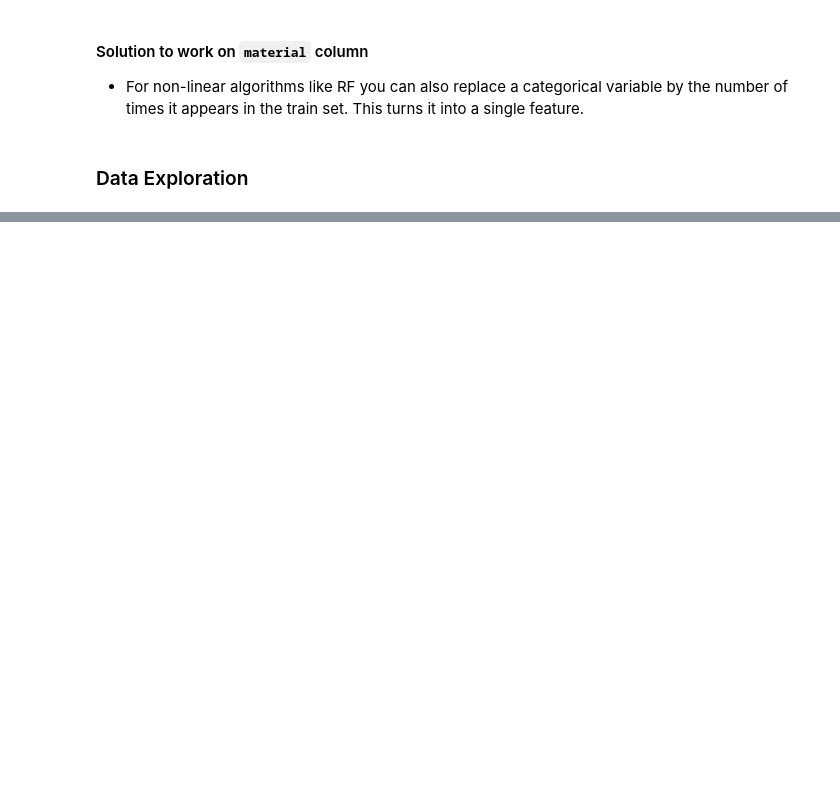
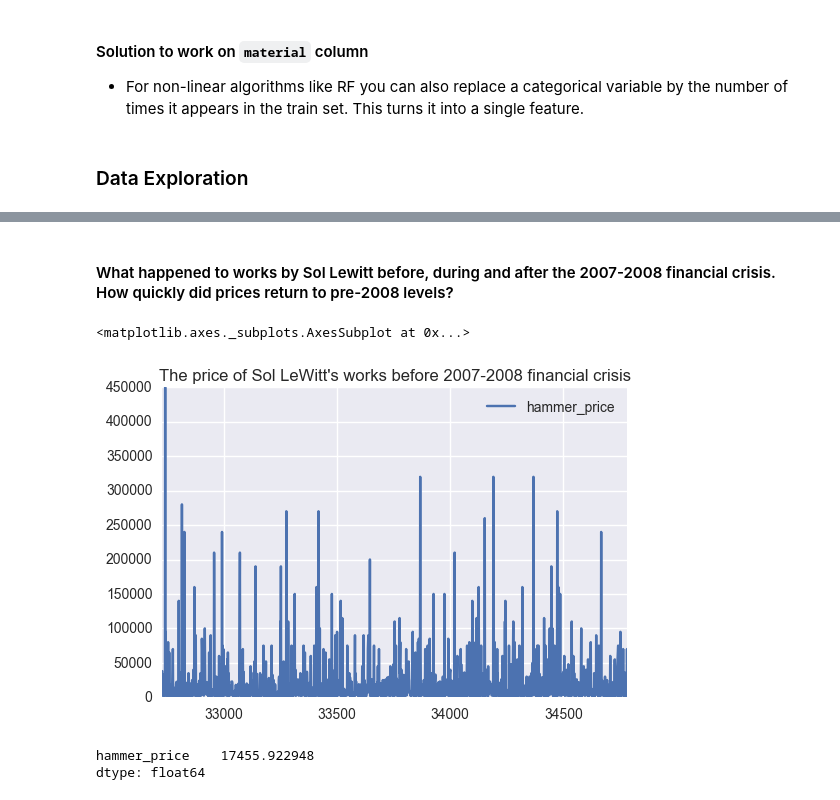
Before and after one commit to zangcc0474/Arthena, a Jupyter notebook: OA.ipynb, the cells around one changed output, grey strips where cells are left out. Saved outputs shown, nothing was run; the diff lists cells and outputs as text; code cells hidden in the pictures; blank space fills up the shorter version.

```diff
--- a/OA.ipynb
+++ b/OA.ipynb
@@ -210,0 +362,12 @@ currently extract(expand=None) means expand=False (return Index/Series/DataFrame
+# %% [markdown]
+#### What happened to works by Sol Lewitt before, during and after the 2007-2008 financial crisis. How quickly did prices return to pre-2008 levels?
+# %%
+dataset[dataset.artist_name == 'Sol LeWitt'].ix[pd.to_numeric(dataset['auction_year'])<2007,['hammer_price']].plot(title = "The price of Sol LeWitt's works before 2007-2008 financial crisis")
+# %% [output]
+<matplotlib.axes._subplots.AxesSubplot at 0x...>
+[figure, added]
+# %%
+dataset[dataset.artist_name == 'Sol LeWitt'].ix[pd.to_numeric(dataset['auction_year'])<2007,['hammer_price']].mean()
+# %% [output]
+hammer_price    17455.922948
+dtype: float64
```
Also changed, not shown: parts of 39 cells of this notebook.
